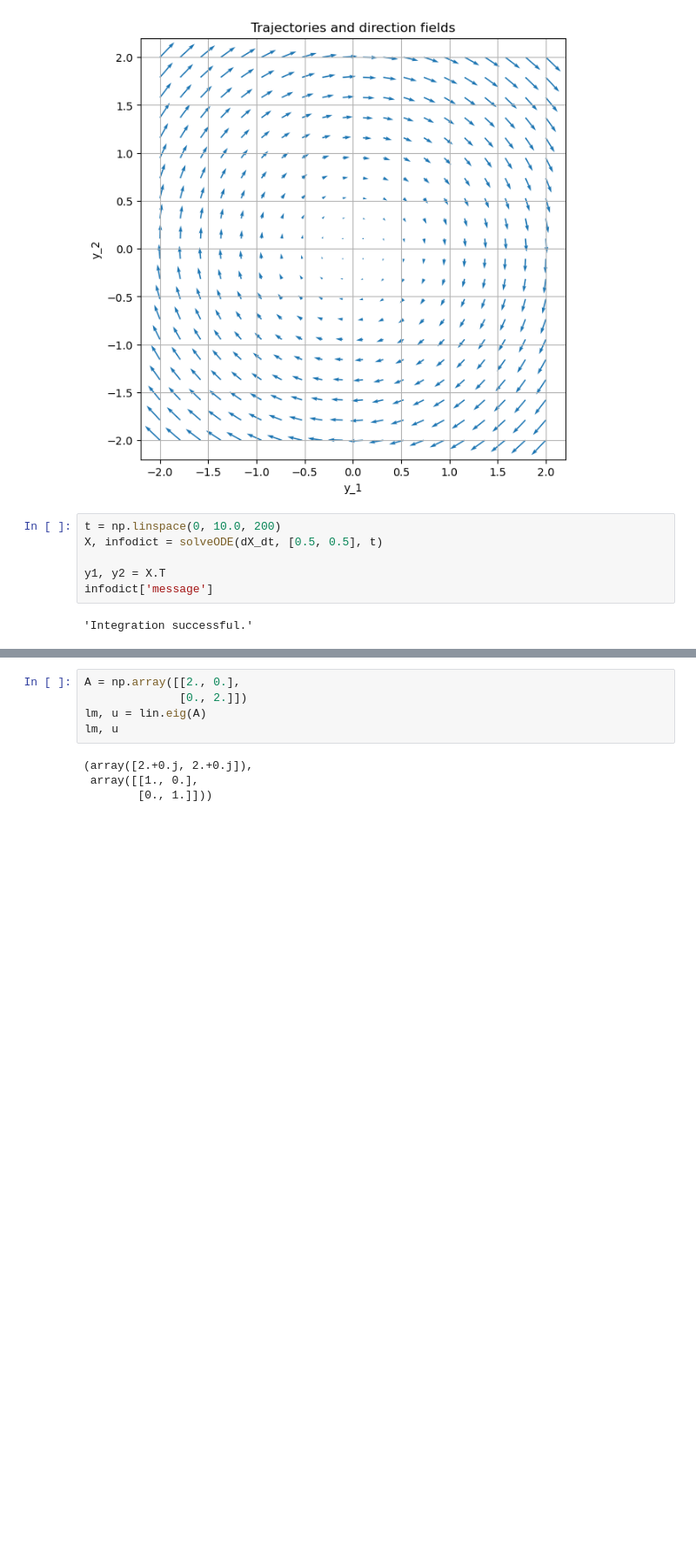
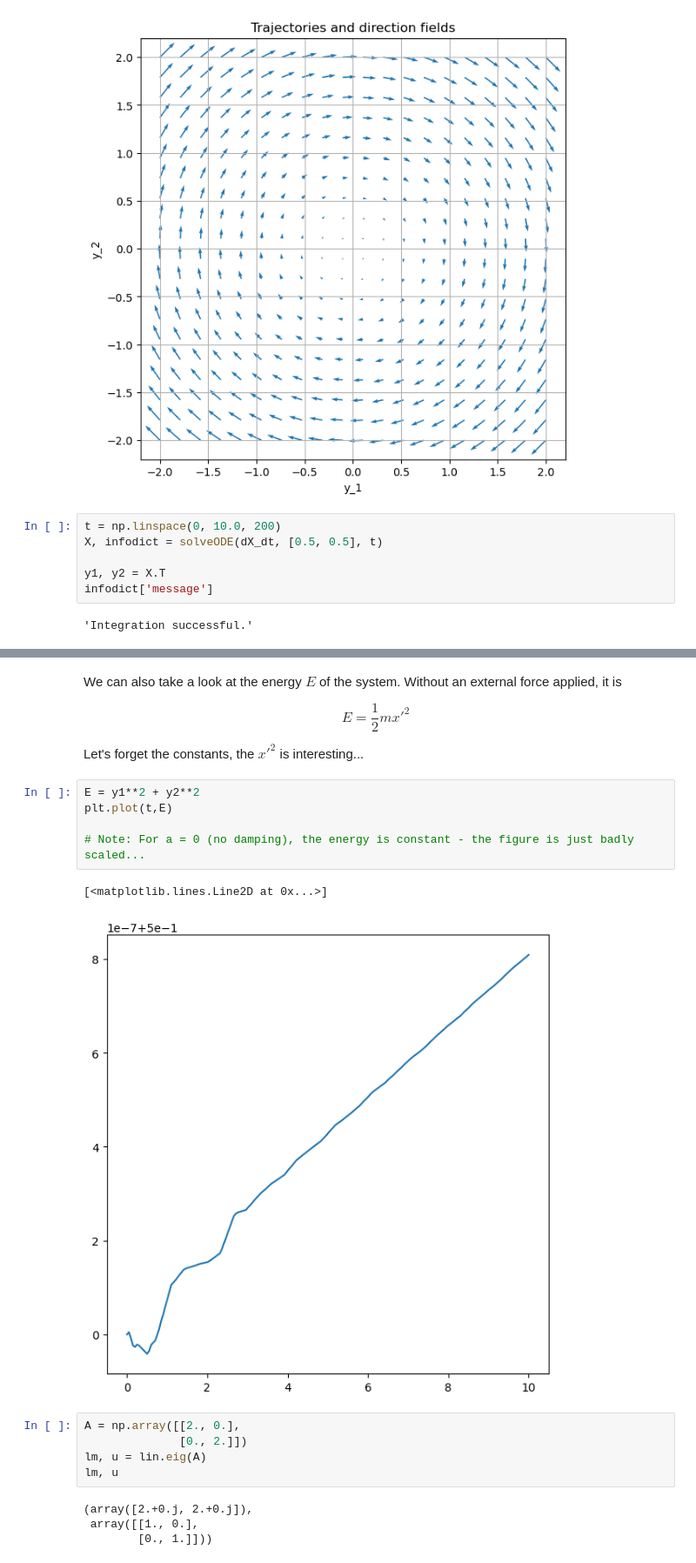
Before and after one commit to ClemensFMN/Notebooks, a Jupyter notebook: ODE/2D_Lin_Classification.ipynb, the cells around one changed output, grey strips where cells are left out. Shown at 87% size. Saved outputs shown, nothing was run; the diff lists cells and outputs as text; blank space fills up the shorter version.

Commit message:
reworked ODE solving, energy of oscillator

```diff
--- a/ODE/2D_Lin_Classification.ipynb
+++ b/ODE/2D_Lin_Classification.ipynb
@@ -141,3 +144,19 @@ Text(0, 0.5, '$y_1, y_2$')
+# %% [markdown]
+We can also take a look at the energy $E$ of the system. Without an external force applied, it is
+
+$$
+E = \frac{1}{2}m x'^2
+$$
+
+Let's forget the constants, the $x'^2$ is interesting...
+# %%
+E = y1**2 + y2**2
+plt.plot(t,E)
+
+# Note: For a = 0 (no damping), the energy is constant - the figure is just badly scaled...
+# %% [output]
+[<matplotlib.lines.Line2D at 0x...>]
+[figure, added]
 # %%
 A = np.array([[2., 0.],
               [0., 2.]])
```
Also changed, not shown: parts of 3 cells of this notebook, 1 other file.
